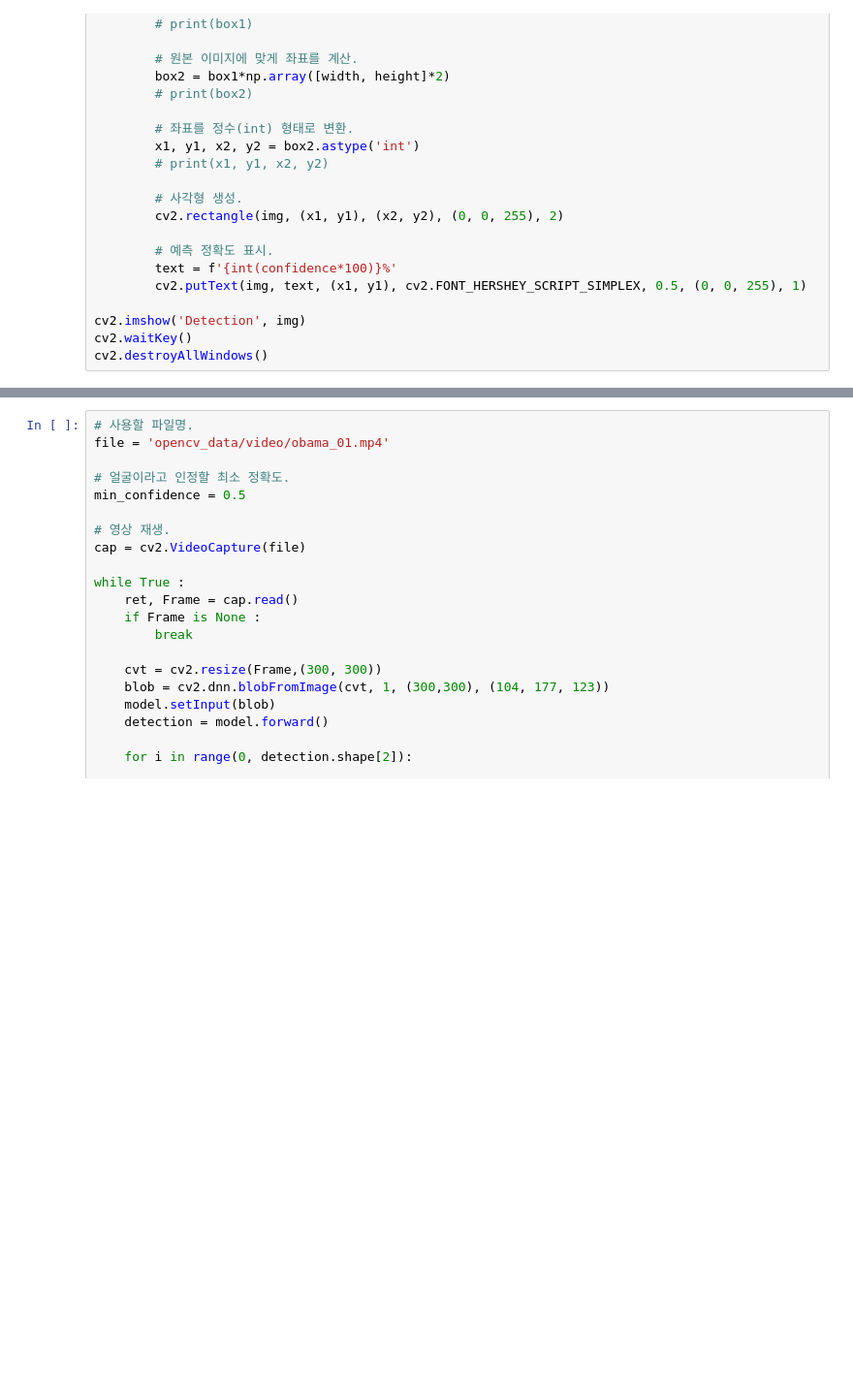
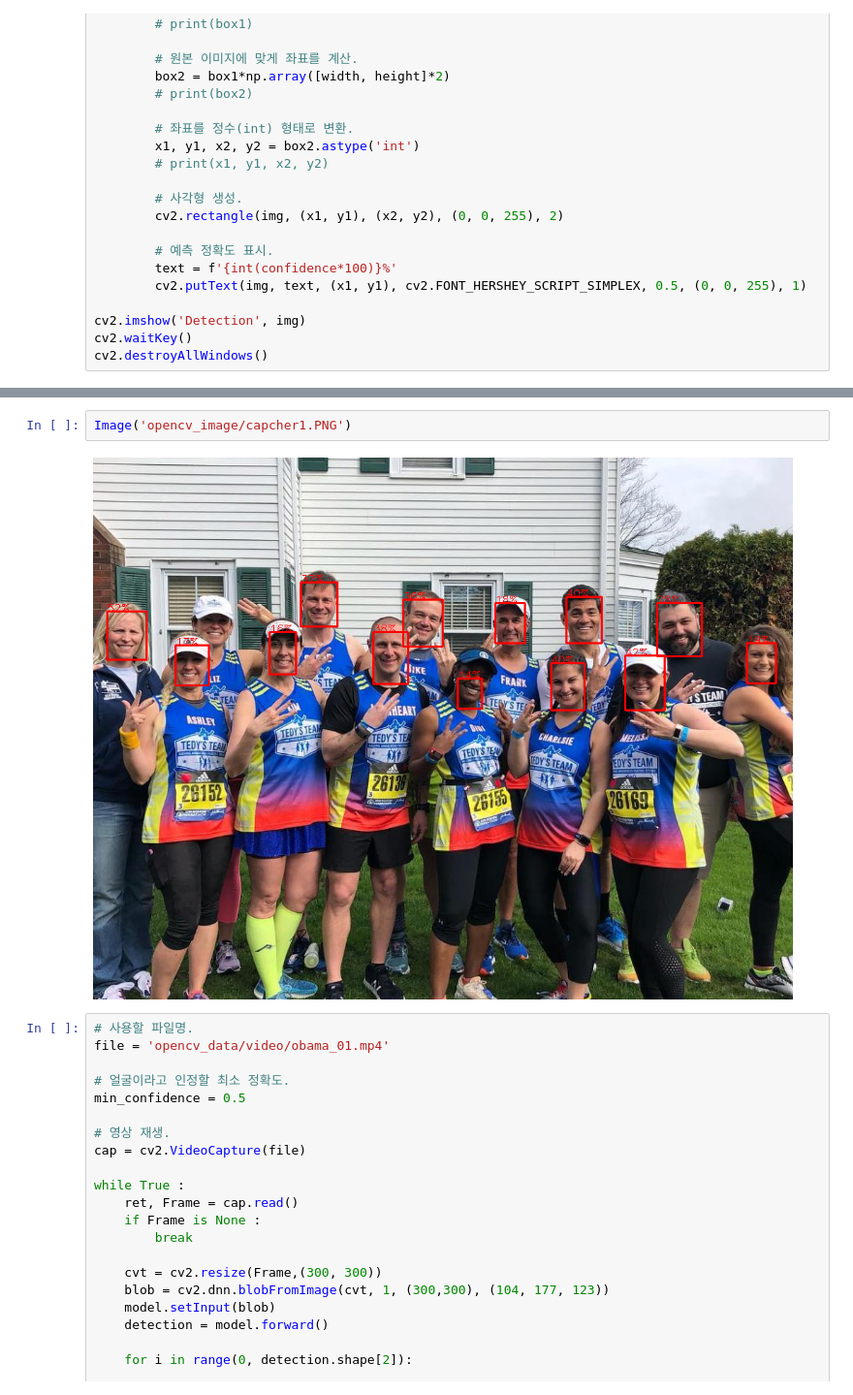
Before and after one commit to yuchan509/OpenCV, a Jupyter notebook: 20. Object Detection by DNN(Deep Neural Network).ipynb, the cells around one changed output, grey strips where cells are left out. Shown at 97% size. Saved outputs shown, nothing was run; the diff lists cells and outputs as text; blank space fills up the shorter version.

```diff
--- a/20. Object Detection by DNN(Deep Neural Network).ipynb
+++ b/20. Object Detection by DNN(Deep Neural Network).ipynb
@@ -78,3 +77,7 @@ cv2.destroyAllWindows()
+# %%
+Image('opencv_image/capcher1.PNG')
+# %% [output]
+[figure, added]
 # %%
 # 사용할 파일명.
 file = 'opencv_data/video/obama_01.mp4'
```
Also changed, not shown: parts of 4 cells of this notebook, 1 other file.
